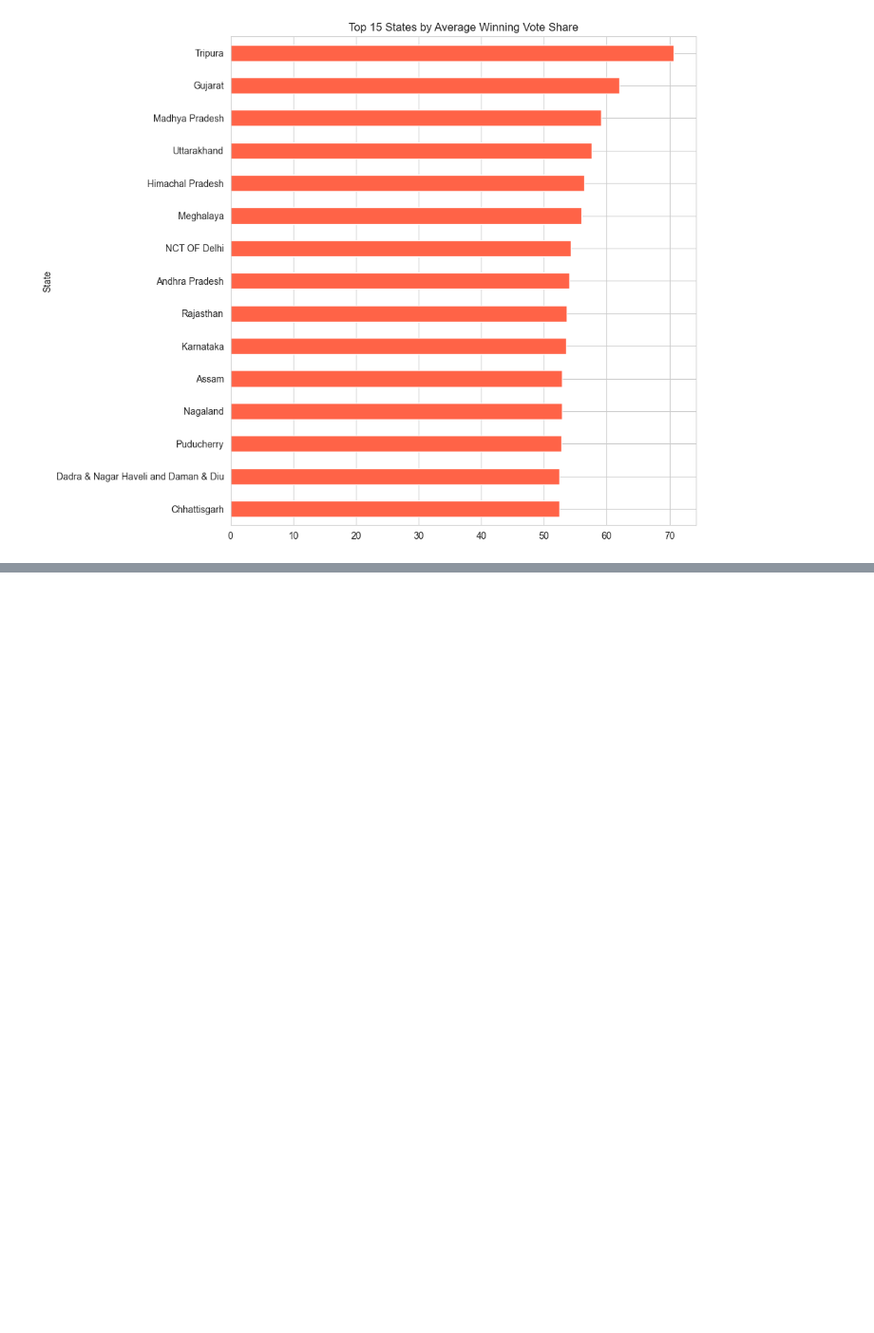
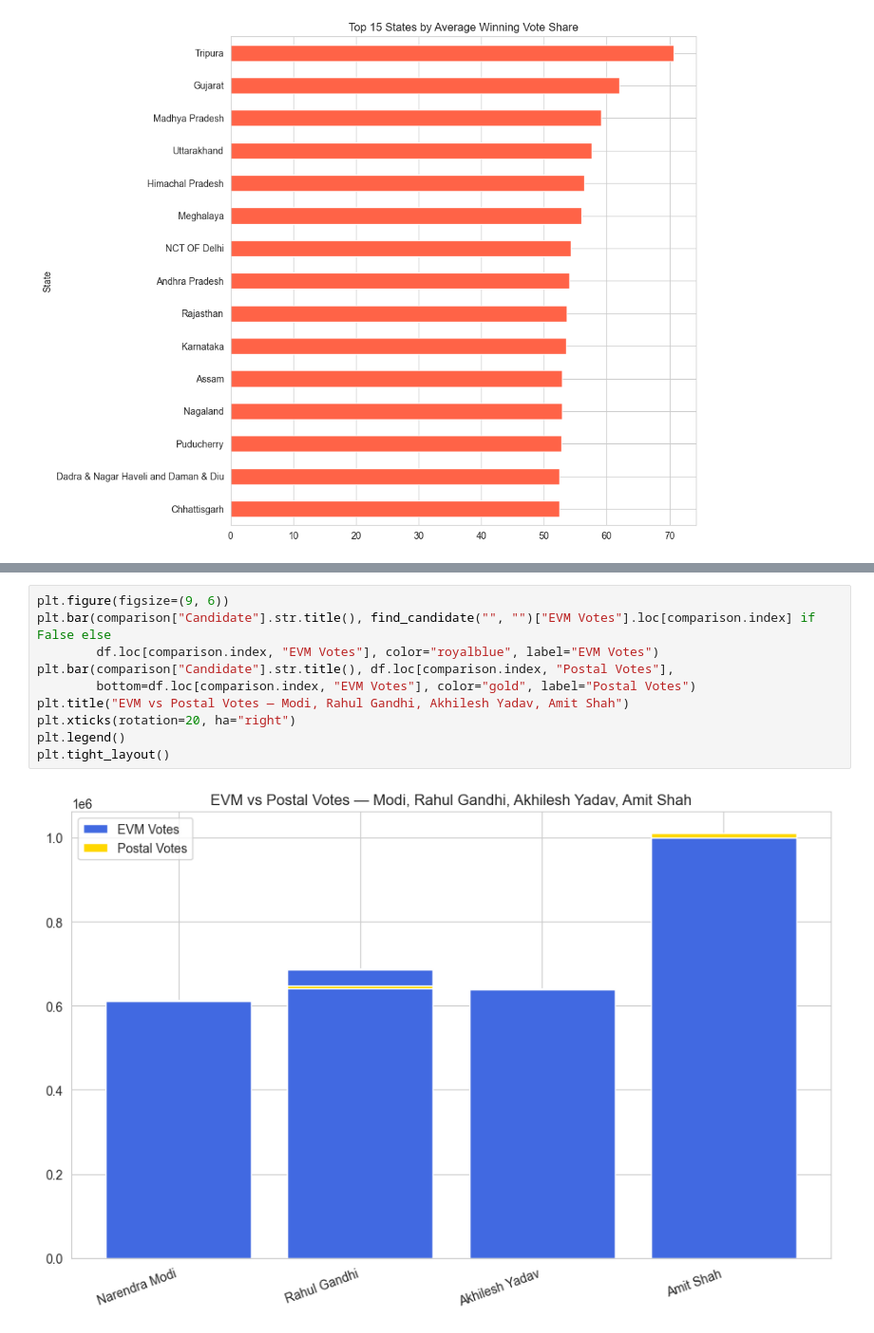
Before and after one commit to geershatisaxena/Election, a Jupyter notebook: res.ipynb, the cells around one changed output, grey strips where cells are left out. Shown at 95% size. Saved outputs shown, nothing was run; the diff lists cells and outputs as text; blank space fills up the shorter version.

```diff
--- a/res.ipynb
+++ b/res.ipynb
@@ -1546,0 +1572,12 @@ plt.tight_layout()
+# %%
+plt.figure(figsize=(9, 6))
+plt.bar(comparison["Candidate"].str.title(), find_candidate("", "")["EVM Votes"].loc[comparison.index] if False else
+        df.loc[comparison.index, "EVM Votes"], color="royalblue", label="EVM Votes")
+plt.bar(comparison["Candidate"].str.title(), df.loc[comparison.index, "Postal Votes"],
+        bottom=df.loc[comparison.index, "EVM Votes"], color="gold", label="Postal Votes")
+plt.title("EVM vs Postal Votes — Modi, Rahul Gandhi, Akhilesh Yadav, Amit Shah")
+plt.xticks(rotation=20, ha="right")
+plt.legend()
+plt.tight_layout()
+# %% [output]
+[figure, added]
```
Also changed, not shown: parts of 6 cells of this notebook.
